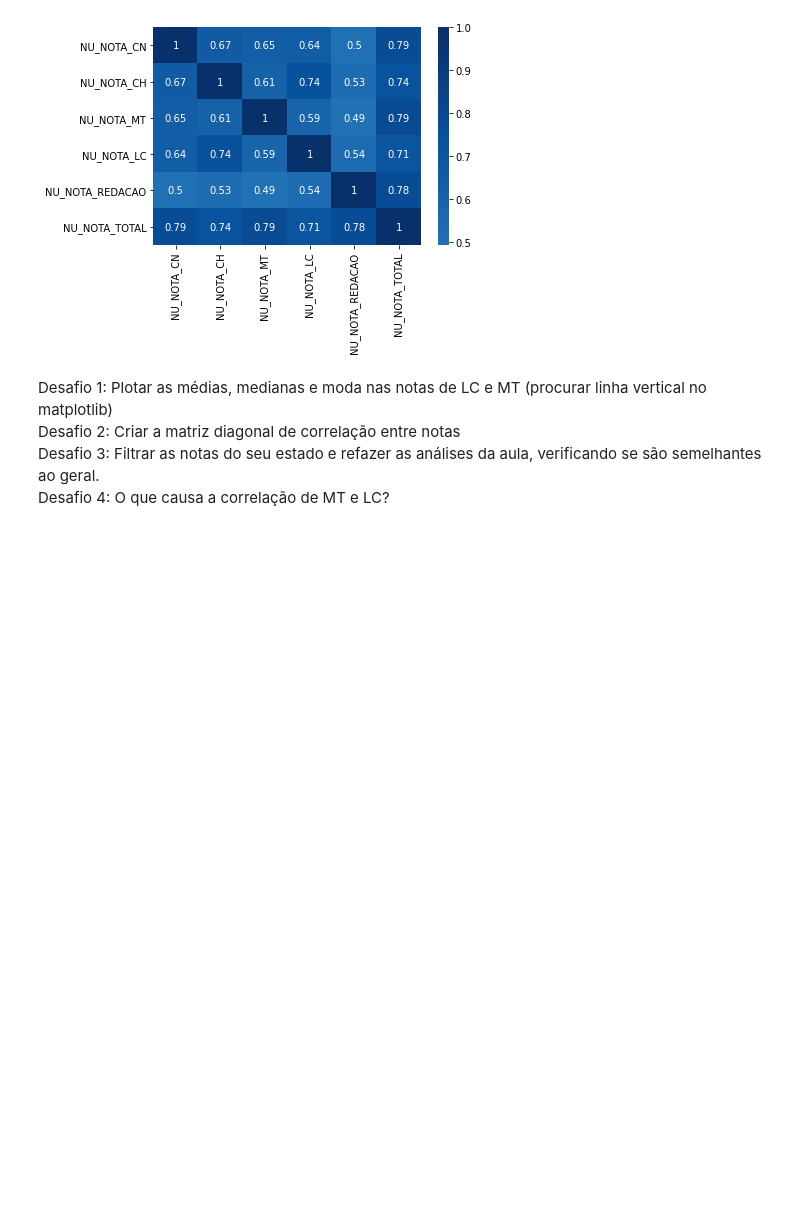
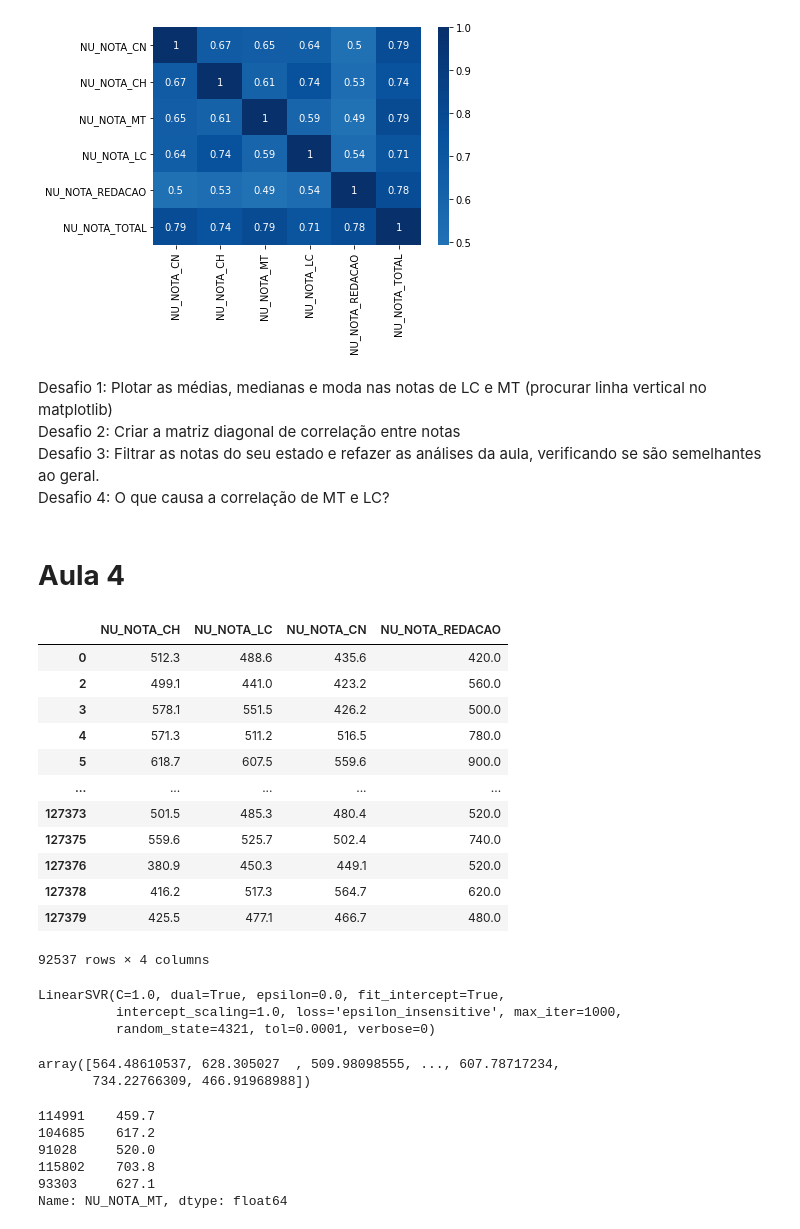
Before and after one commit to guilhermepirani/Imersao_Dados_2, a Jupyter notebook: Aulas.ipynb, the cells around one changed output. Cells and saved outputs as stored; diff of their text form; code cells hidden in the pictures; blank space fills up the shorter version.

```diff
--- a/Aulas.ipynb
+++ b/Aulas.ipynb
@@ -485,3 +485,5 @@ Desafio 1: Plotar as médias, medianas e moda nas notas de LC e MT (procurar lin
 Desafio 2: Criar a matriz diagonal de correlação entre notas <br>
 Desafio 3: Filtrar as notas do seu estado e refazer as análises da aula, verificando se são semelhantes ao geral. <br>
 Desafio 4: O que causa a correlação de MT e LC?
+# %% [markdown]
+# **Aula 4**
@@ -487,0 +496,16 @@ Desafio 4: O que causa a correlação de MT e LC?
+# %%
+notas_entrada
+# %% [output]
+|  | NU_NOTA_CH | NU_NOTA_LC | NU_NOTA_CN | NU_NOTA_REDACAO |
+| 0 | 512.3 | 488.6 | 435.6 | 420.0 |
+| 2 | 499.1 | 441.0 | 423.2 | 560.0 |
+| 3 | 578.1 | 551.5 | 426.2 | 500.0 |
+| 4 | 571.3 | 511.2 | 516.5 | 780.0 |
+| 5 | 618.7 | 607.5 | 559.6 | 900.0 |
+| ... | ... | ... | ... | ... |
+| 127373 | 501.5 | 485.3 | 480.4 | 520.0 |
+| 127375 | 559.6 | 525.7 | 502.4 | 740.0 |
+| 127376 | 380.9 | 450.3 | 449.1 | 520.0 |
+| 127378 | 416.2 | 517.3 | 564.7 | 620.0 |
+| 127379 | 425.5 | 477.1 | 466.7 | 480.0 |
+92537 rows × 4 columns
@@ -487,0 +521,24 @@ Desafio 4: O que causa a correlação de MT e LC?
+# %%
+from sklearn.svm import LinearSVR
+
+modelo = LinearSVR(random_state = SEED)
+modelo.fit(x_treino, y_treino)
+# %% [output]
+LinearSVR(C=1.0, dual=True, epsilon=0.0, fit_intercept=True,
+          intercept_scaling=1.0, loss='epsilon_insensitive', max_iter=1000,
+          random_state=4321, tol=0.0001, verbose=0)
+# %%
+predicoes_matematica = modelo.predict(x_teste)
+predicoes_matematica
+# %% [output]
+array([564.48610537, 628.305027  , 509.98098555, ..., 607.78717234,
+       734.22766309, 466.91968988])
+# %%
+y_teste[:5]
+# %% [output]
+114991    459.7
+104685    617.2
+91028     520.0
+115802    703.8
+93303     627.1
+Name: NU_NOTA_MT, dtype: float64
```
Also changed, not shown: parts of 21 cells of this notebook, 2 other files.
